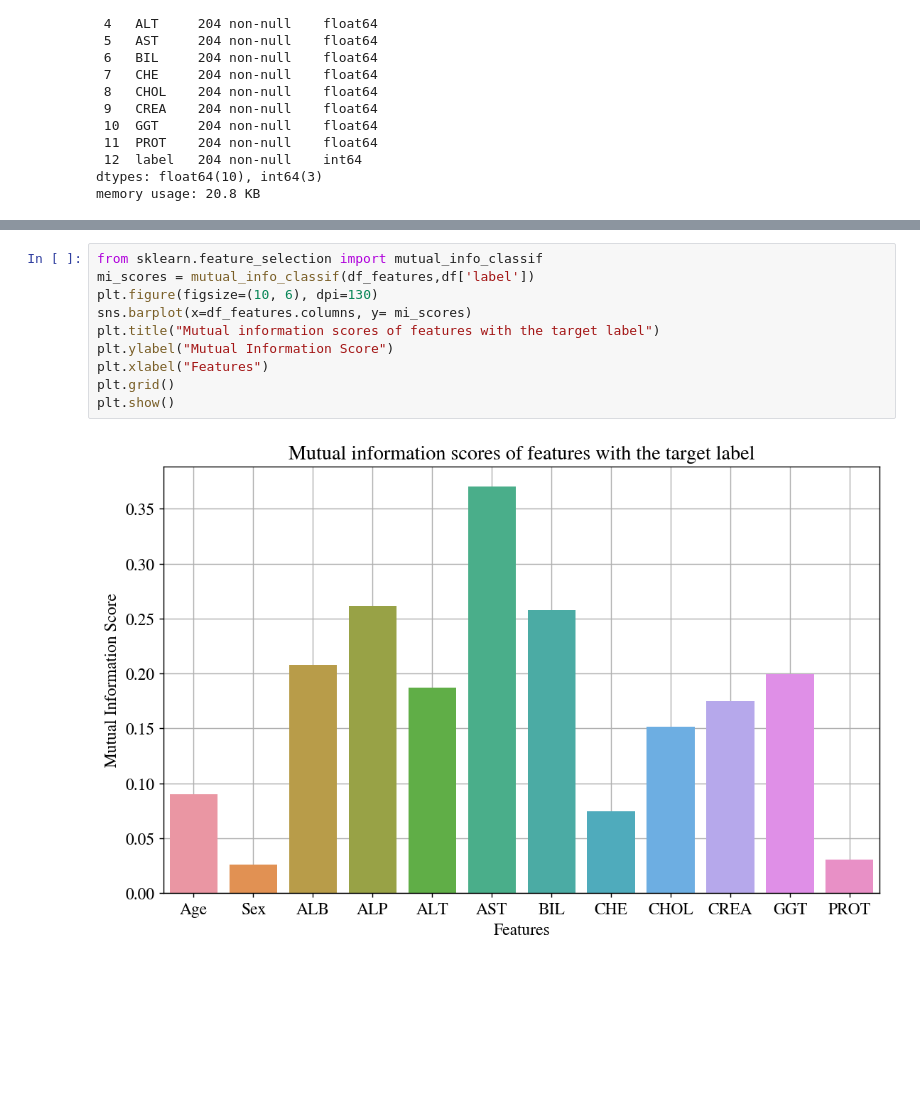
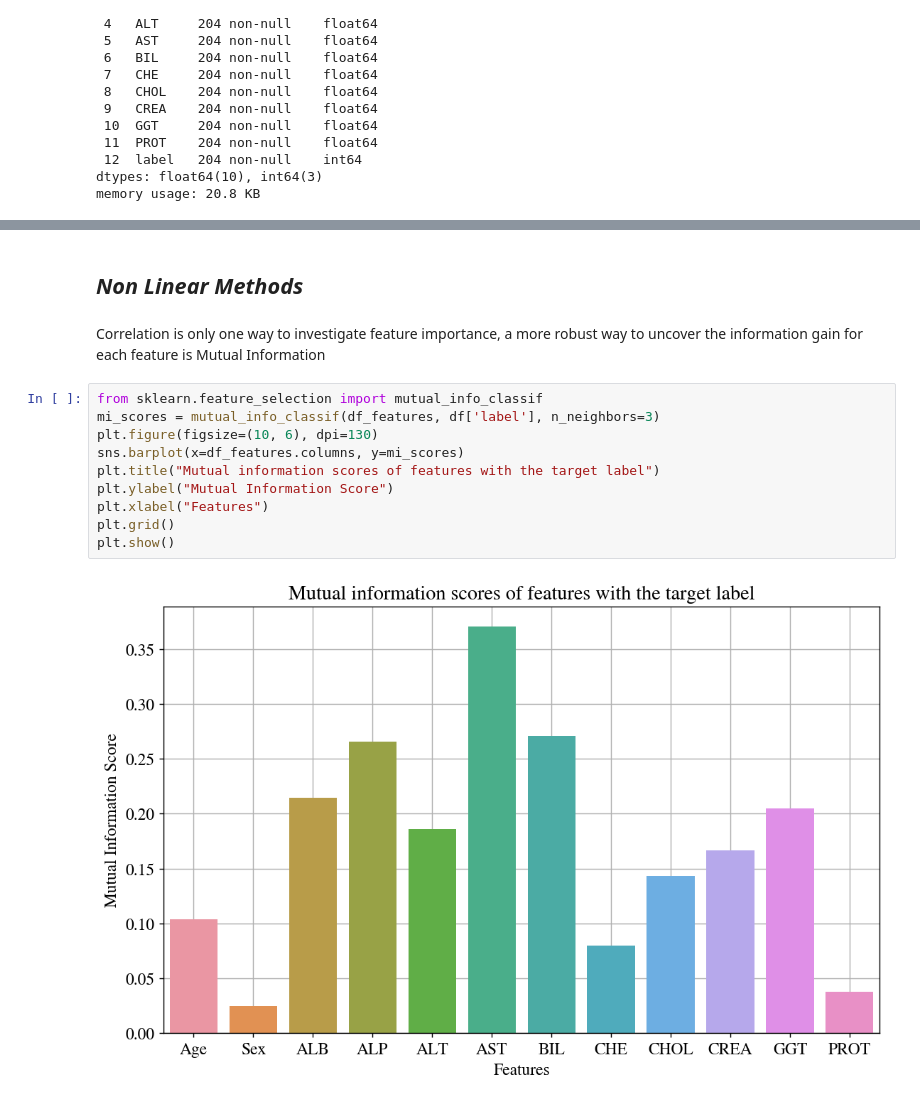
Before and after one commit to KyriakosPsa/Hepatitis-C-prediction-pipeline, a Jupyter notebook: data_exploration.ipynb, the cells around one changed output, grey strips where cells are left out. Cells and saved outputs as stored; diff of their text form; blank space fills up the shorter version.

```diff
--- a/data_exploration.ipynb
+++ b/data_exploration.ipynb
@@ -95,12 +207,16 @@ print(np.sum(variance_explained))
+# %% [markdown]
+## *Non Linear Methods*
+# %% [markdown]
+Correlation is only one way to investigate feature importance, a more robust way to uncover the information gain for each feature is Mutual Information
 # %%
 from sklearn.feature_selection import mutual_info_classif
-mi_scores = mutual_info_classif(df_features,df['label'])
+mi_scores = mutual_info_classif(df_features, df['label'], n_neighbors=3)
 plt.figure(figsize=(10, 6), dpi=130)
-sns.barplot(x=df_features.columns, y= mi_scores)
+sns.barplot(x=df_features.columns, y=mi_scores)
 plt.title("Mutual information scores of features with the target label")
 plt.ylabel("Mutual Information Score")
 plt.xlabel("Features")
 plt.grid()
 plt.show()
 # %% [output]
-[figure, old version]
+[figure, new version]
```
Also changed, not shown: parts of 31 cells of this notebook.
